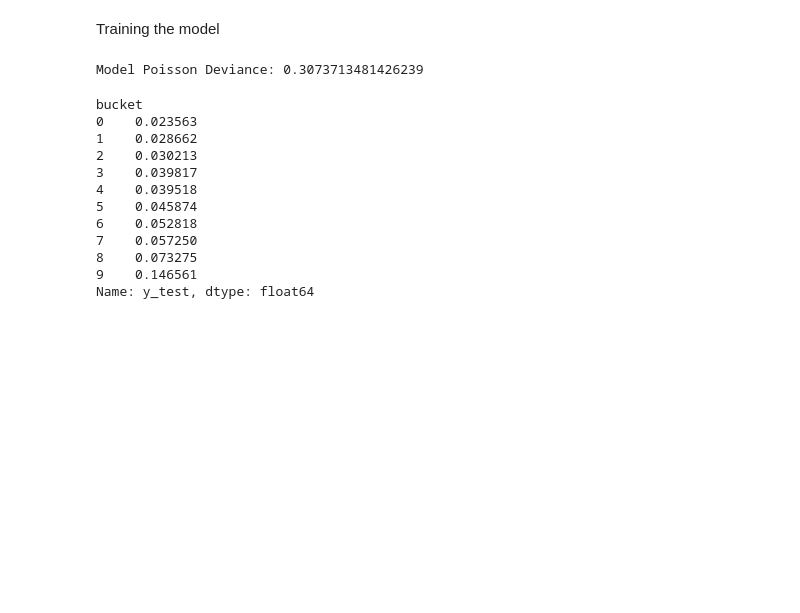
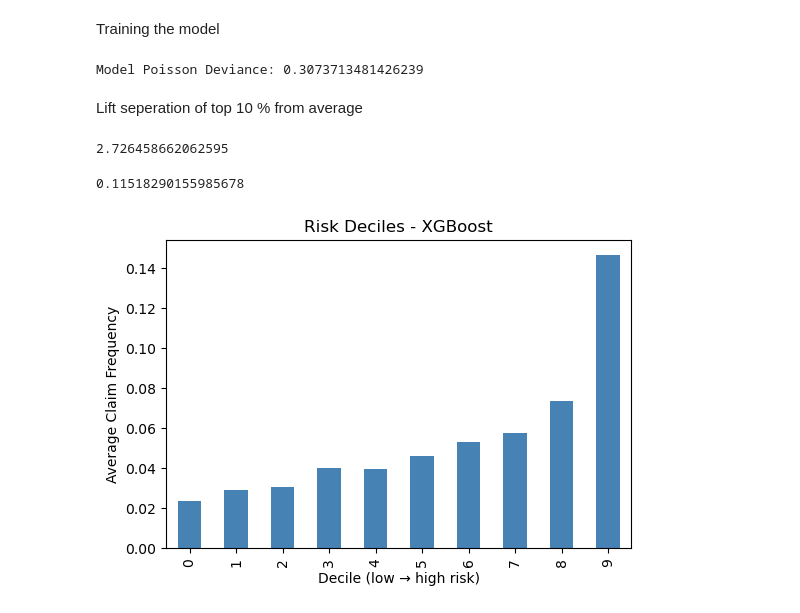
Before and after one commit to AndreiSheremet/Ml-Project.-Predicting-insurance-risk, a Jupyter notebook: 3rd model.ipynb, the cells around one changed output. Drawn from its saved outputs; the diff is of its cells as text; code cells hidden in the pictures; blank space fills up the shorter version.

```diff
--- a/3rd model.ipynb
+++ b/3rd model.ipynb
@@ -59,19 +59,42 @@ print("Model Poisson Deviance:", mpd_model)
 
 df=pd.DataFrame({"y_test":y_test, "y_pred":y_pred})
 df["bucket"] = pd.qcut(df.y_pred, q=10, labels=False)
-
-df.groupby("bucket")["y_test"].mean()
+tab_xgboost=df.groupby("bucket")["y_test"].mean()
 # %% [output]
 Model Poisson Deviance: 0.3073713481426239
-bucket
-0    0.023563
-1    0.028662
-2    0.030213
-3    0.039817
-4    0.039518
-5    0.045874
-6    0.052818
-7    0.057250
-8    0.073275
-9    0.146561
-Name: y_test, dtype: float64
+# %% [markdown]
+Lift seperation of top 10 % from average
+# %%
+overall_mean= y_test.mean()
+xgboost_lift = tab_xgboost.iloc[-1] / overall_mean
+print(xgboost_lift)
+# %% [output]
+2.726458662062595
+# %%
+from sklearn.metrics import precision_recall_curve, average_precision_score
+y_true_bin= (y_test >0).astype(int)
+y_true_bin[y_true_bin >0]
+
+precision, recall, thresholds = precision_recall_curve(y_true_bin, y_pred)
+ap_xgb = average_precision_score(y_true_bin, y_pred)
+
+print(ap_xgb)
+# %% [output]
+0.11518290155985678
+# %%
+import matplotlib.pyplot as plt
+def decile_plot(y_true, y_pred, model_name):
+    df = pd.DataFrame({"y_true": y_true, "y_pred": y_pred})
+    df["decile"] = pd.qcut(df["y_pred"], 10, labels=False)
+
+    deciles = df.groupby("decile")["y_true"].mean()
+
+    plt.figure(figsize=(6,4))
+    deciles.plot(kind="bar", color="steelblue")
+    plt.title(f"Risk Deciles - {model_name}")
+    plt.ylabel("Average Claim Frequency")
+    plt.xlabel("Decile (low → high risk)")
+    plt.show()
+decile_plot(y_test, y_pred, model_name= 'XGBoost')
+# %% [output]
+[figure, added]
```
Also changed, not shown: parts of 1 cell of this notebook, 3 other files.
